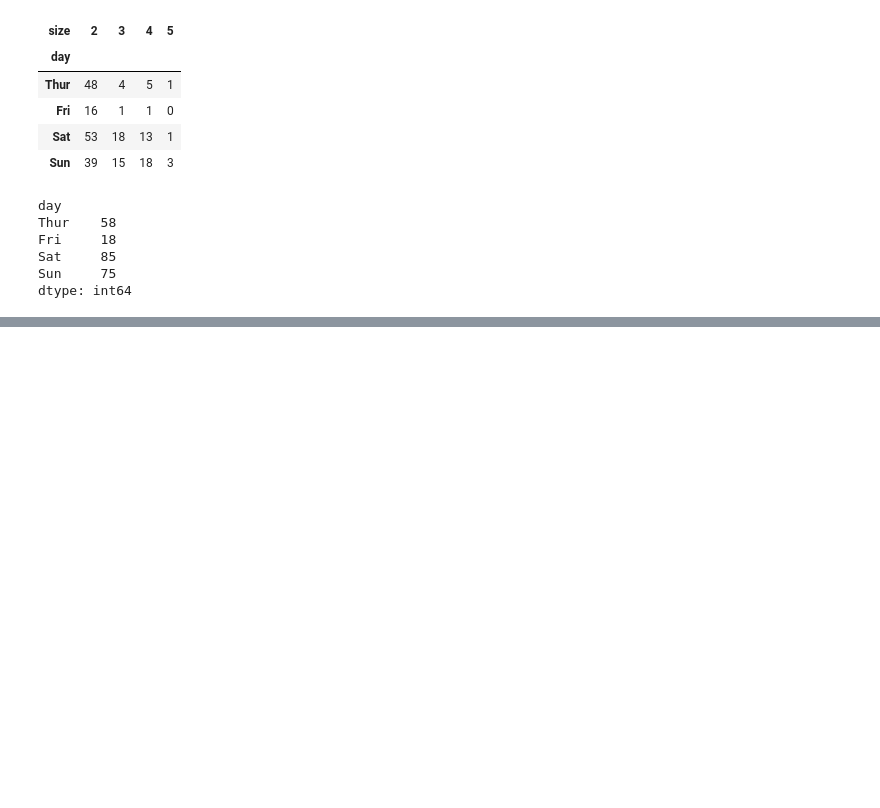
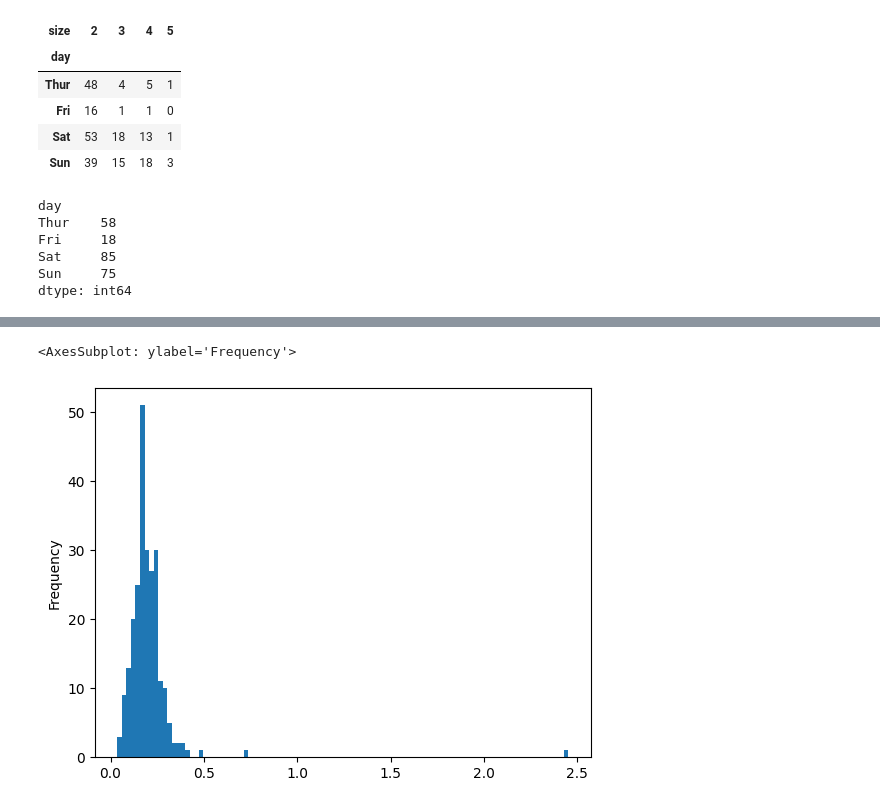
Before and after one commit to zqTheDesigner/rading_python-for-data-analysis, a Jupyter notebook: ch9_Ploting_and_visualisation.ipynb, the cells around one changed output, grey strips where cells are left out. Drawn from its saved outputs; the diff is of its cells as text; code cells hidden in the pictures; blank space fills up the shorter version.

```diff
--- a/ch9_Ploting_and_visualisation.ipynb
+++ b/ch9_Ploting_and_visualisation.ipynb
@@ -370,0 +377,7 @@ sns.barplot(x='tip_pct', y='day', data=tips, orient='h')
+# %%
+# Displaying the frequency of each bins
+# The bin will be split the Series data in to 10 sections
+tips["tip_pct"].plot.hist(bins=100)
+# %% [output]
+<AxesSubplot: ylabel='Frequency'>
+[figure, added]
```
Also changed, not shown: parts of 20 cells of this notebook, 1 other file.
